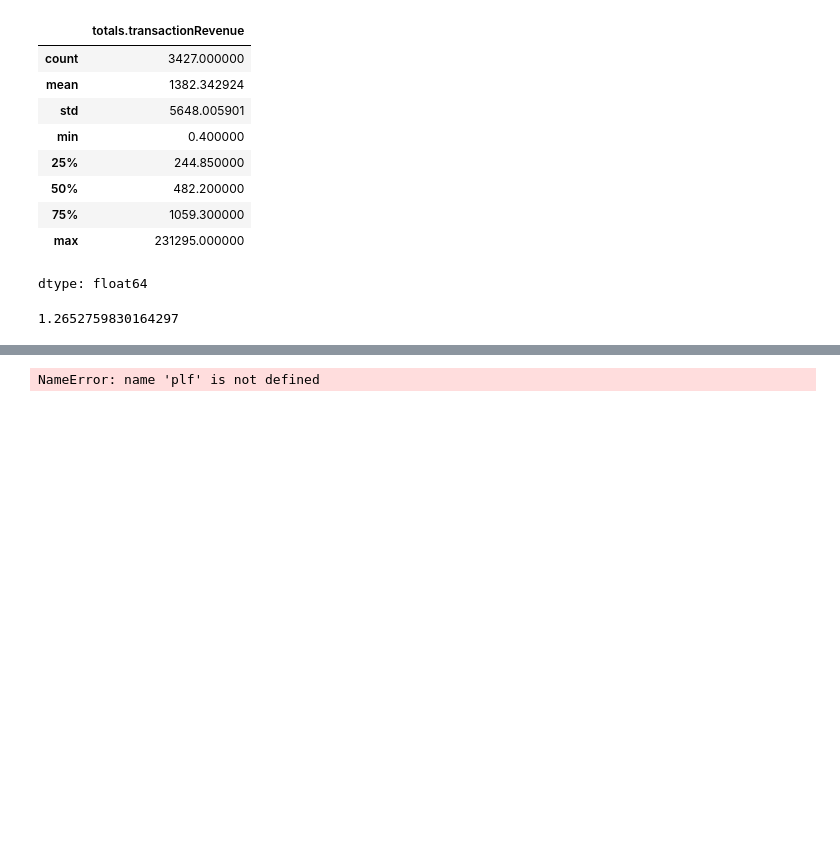
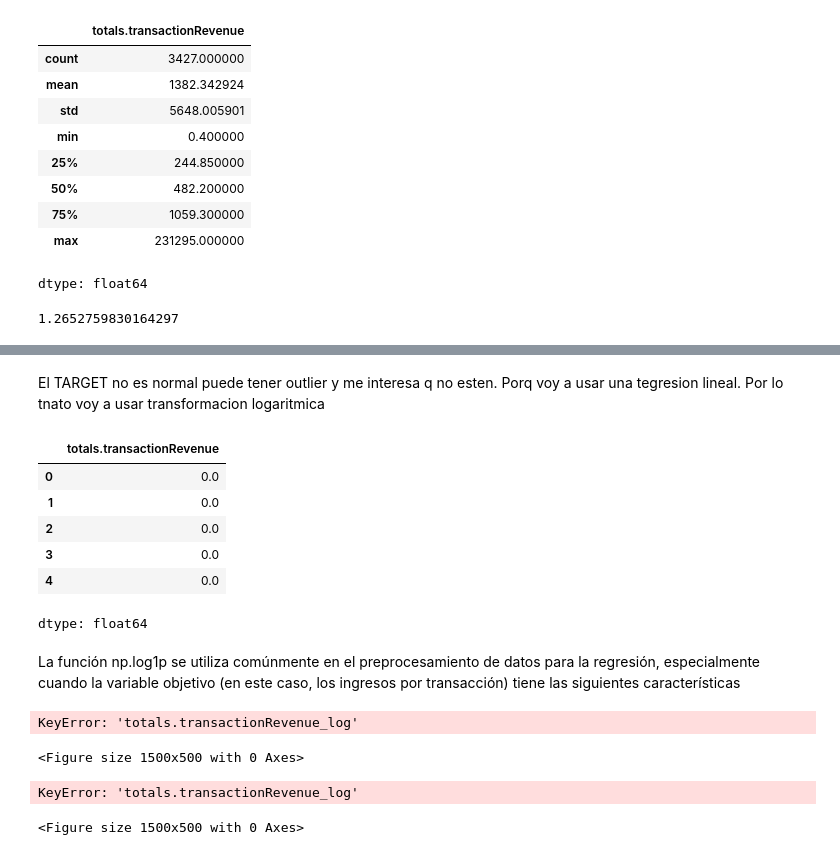
Before and after one commit to KARENCMP82/Python, a Jupyter notebook: GACR_Regresion_clase.ipynb, the cells around one changed output, grey strips where cells are left out. Saved outputs shown, nothing was run; the diff lists cells and outputs as text; code cells hidden in the pictures; blank space fills up the shorter version.

```diff
--- a/GACR_Regresion_clase.ipynb
+++ b/GACR_Regresion_clase.ipynb
@@ -248,0 +264,14 @@ df['visitWithTransaction'].mean()*100
+# %% [markdown]
+El TARGET no es normal puede tener outlier y me interesa q no esten. Porq voy a usar una tegresion lineal. Por lo tnato voy a usar transformacion logaritmica
+# %%
+df['totals.transactionRevenue'].head()
+# %% [output]
+|  | totals.transactionRevenue |
+| 0 | 0.0 |
+| 1 | 0.0 |
+| 2 | 0.0 |
+| 3 | 0.0 |
+| 4 | 0.0 |
+dtype: float64
+# %% [markdown]
+La función np.log1p se utiliza comúnmente en el preprocesamiento de datos para la regresión, especialmente cuando la variable objetivo (en este caso, los ingresos por transacción) tiene las siguientes características
@@ -249,5 +283,14 @@ df['visitWithTransaction'].mean()*100
 # %%
-plf.figure(figsize=(15,5))
-sns.distplot(df[TARGET])
+plt.figure(figsize=(15, 5))
+sns.distplot(df[TARGET_LOG])  # Usa TARGET, no TARGET_LOG
+plt.show()
 # %% [output]
-NameError: name 'plf' is not defined
+KeyError: 'totals.transactionRevenue_log'
+<Figure size 1500x500 with 0 Axes>
+# %%
+plt.figure(figsize=(15,5))
+sns.distplot(df[df['visitWithTransaction']==1] [TARGET_LOG], fit=stats.norm)
+plt.show()
+# %% [output]
+KeyError: 'totals.transactionRevenue_log'
+<Figure size 1500x500 with 0 Axes>
```
Also changed, not shown: parts of 3 cells of this notebook.
